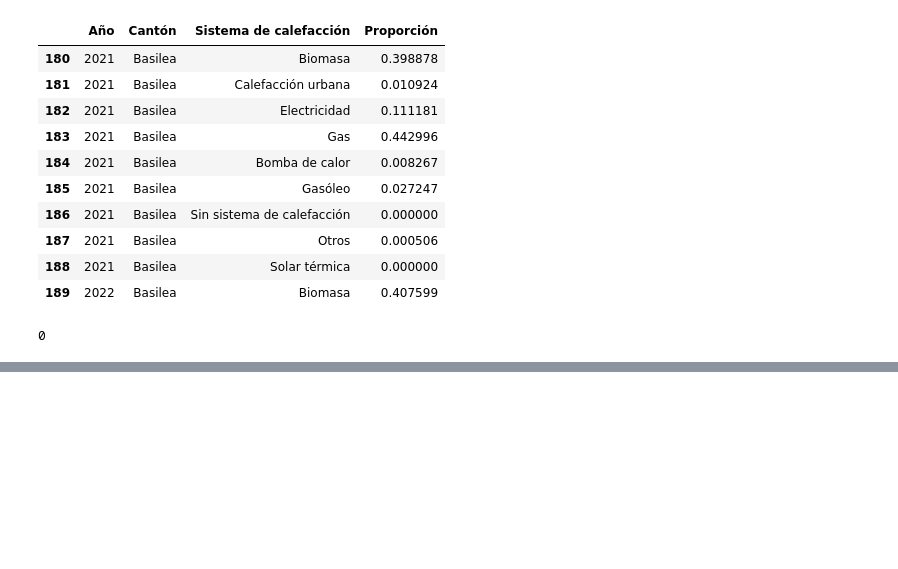
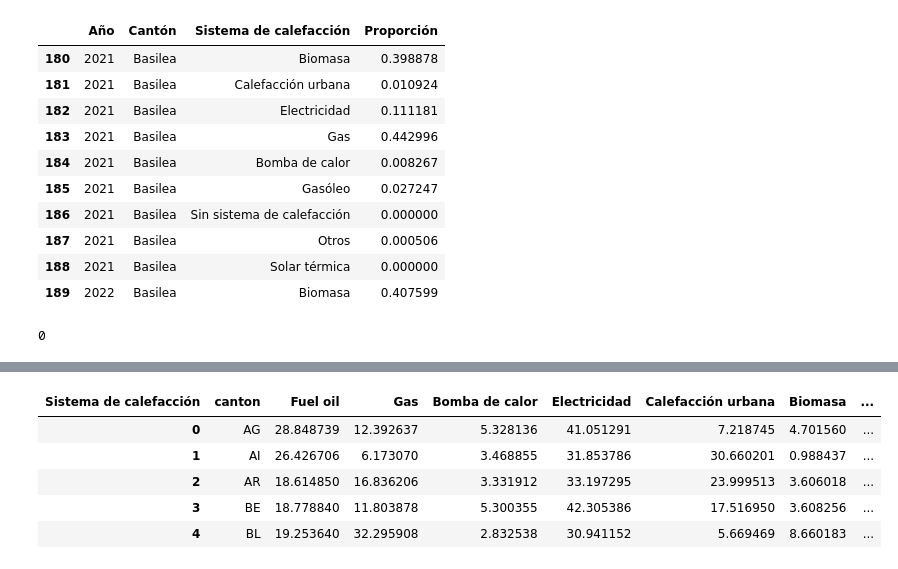
Before and after one commit to franchi2412/visualizaciones-practica, a Jupyter notebook: practica.ipynb, the cells around one changed output, grey strips where cells are left out. Cells and saved outputs as stored; diff of their text form; code cells hidden in the pictures; blank space fills up the shorter version.

```diff
--- a/practica.ipynb
+++ b/practica.ipynb
@@ -1123,0 +1202,85 @@ df_flourish["Sistema de calefacción"].isna().sum()
+# %%
+
+# ==============================
+# 1) Cargar datos tidy (con CH)
+# ==============================
+IN_PATH = (
+    "data/heating_systems/processed/"
+    "heating_systems_by_canton_year_tidy_cantons_only.csv"
+)
+df = pd.read_csv(IN_PATH)
+
+# ==============================
+# 2) Filtrar solo 2024
+# ==============================
+df_2024 = df[df["year"] == 2024].copy()
+
+# ==============================
+# 3) Diccionario EN → ES
+# ==============================
+heating_es = {
+    "Heating oil": "Fuel oil",
+    "Gas": "Gas",
+    "Heat pump": "Bomba de calor",
+    "Electricity": "Electricidad",
+    "District heating": "Calefacción urbana",
+    "Biomass": "Biomasa",
+    "Solar thermal": "Solar térmica",
+    "Other": "Otros",
+    "No heating system": "Sin sistema de calefacción",
+}
+
+df_2024["Sistema de calefacción"] = (
+    df_2024["heating_system"].map(heating_es)
+)
+
+# ==============================
+# 4) Convertir a porcentaje (0–100)
+# ==============================
+df_2024["Porcentaje"] = df_2024["share"] * 100
+
+# ==============================
+# 5) Pivotar a formato ancho (Flourish)
+# ==============================
+pivot = (
+    df_2024
+    .pivot_table(
+        index="canton",
+        columns="Sistema de calefacción",
+        values="Porcentaje",
+        aggfunc="sum"
+    )
+    .reset_index()
+)
+
+# ==============================
+# 6) Ordenar columnas (opcional)
+# ==============================
+order = [
+    "Fuel oil",
+    "Gas",
+    "Bomba de calor",
+    "Electricidad",
+    "Calefacción urbana",
+    "Biomasa",
+    "Solar térmica",
+    "Otros",
+    "Sin sistema de calefacción",
+]
+
+existing = [c for c in order if c in pivot.columns]
+pivot = pivot[["canton"] + existing]
+
+# ==============================
+# 7) Exportar CSV final
+# ==============================
+OUT_PATH = (
+    "data/heating_systems/processed/"
+    "heating_systems_flourish_2024_all_cantons_percent.csv"
+)
+pivot.to_csv(OUT_PATH, index=False)
+
+print(OUT_PATH)
+
+pivot.head()
+# %% [output]
@@ -1123,0 +1289,6 @@ df_flourish["Sistema de calefacción"].isna().sum()
+| Sistema de calefacción | canton | Fuel oil | Gas | Bomba de calor | Electricidad | Calefacción urbana | Biomasa | ... |
+| 0 | AG | 28.848739 | 12.392637 | 5.328136 | 41.051291 | 7.218745 | 4.701560 | ... |
+| 1 | AI | 26.426706 | 6.173070 | 3.468855 | 31.853786 | 30.660201 | 0.988437 | ... |
+| 2 | AR | 18.614850 | 16.836206 | 3.331912 | 33.197295 | 23.999513 | 3.606018 | ... |
+| 3 | BE | 18.778840 | 11.803878 | 5.300355 | 42.305386 | 17.516950 | 3.608256 | ... |
+| 4 | BL | 19.253640 | 32.295908 | 2.832538 | 30.941152 | 5.669469 | 8.660183 | ... |
```
Also changed, not shown: parts of 9 cells of this notebook, 15 other files.
